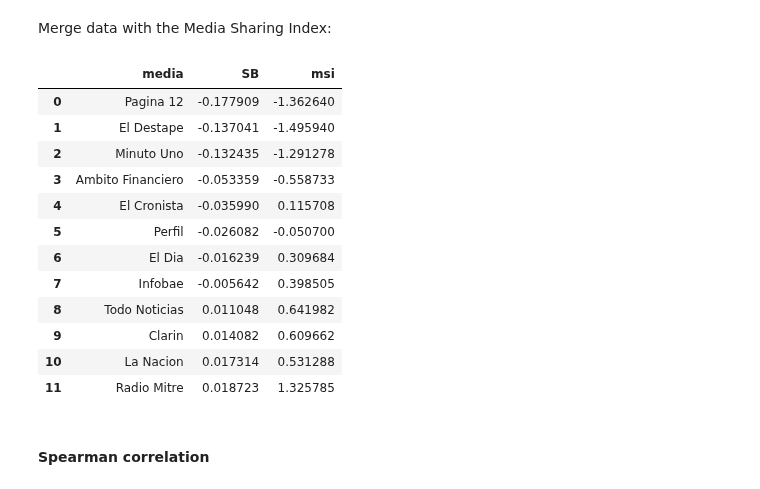
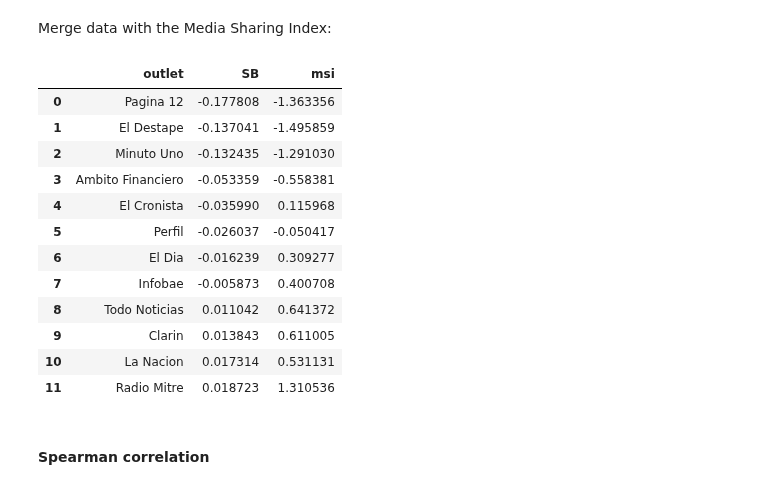
Before and after one commit to spinto88/MediaSharingIndex, a Jupyter notebook: MediaSharingIndex_and_SentimentBias.ipynb, the cells around one changed output. Drawn from its saved outputs; the diff is of its cells as text; code cells hidden in the pictures.

```diff
--- a/MediaSharingIndex_and_SentimentBias.ipynb
+++ b/MediaSharingIndex_and_SentimentBias.ipynb
@@ -10,7 +10,6 @@ import matplotlib
 np.random.seed(123459)
 # %%
 # Data with only columns of interest
-data = pd.read_csv('Data/dataEchoChambers_with_article_info.csv')
-data['fecha'] = pd.to_datetime(data['fecha'])
+data = pd.read_csv('Data/data.csv')
 data.head(n = 5)
 # %% [output]
@@ -44,12 +43,12 @@ score_media
 #### Calculation of the sentiment bias
 # %%
 # Drop duplicates articles due to user behaviour in social media
-data.drop_duplicates(subset=['url_expanded'], inplace=True)
+data.drop_duplicates(subset=['url'], inplace=True)
 # %%
 # Sentiment bias definition
 def SentimentBias(x):
-    ans = (x['pos_mp'] - x['neg_mp']) - (x['pos_ff'] - x['neg_ff'])
-    norm = x['N_ff'] + x['N_mp']
+    ans = (x['pos_CR'] - x['neg_CR']) - (x['pos_CL'] - x['neg_CL'])
+    norm = x['N_CR'] + x['N_CL']
     if norm != 0:
         ans /= norm
         return ans
@@ -60,27 +59,27 @@ data['SB'] = data.apply(lambda x: SentimentBias(x), axis = 1)
 # %% [markdown]
 #### Average sentiment bias
 # %%
-SB_media = data.groupby('medio')['SB'].mean().sort_values().reset_index()
+SB_media = data.groupby('outlet')['SB'].mean().sort_values().reset_index()
 # %% [markdown]
 Merge data with the Media Sharing Index:
 # %%
-SB_media = SB_media[SB_media.medio.isin(score_media['media'])].copy()
-SB_media = SB_media.merge(score_media, left_on='medio', right_on='media')[['media', 'SB', 'msi']]
+SB_media = SB_media[SB_media.outlet.isin(score_media['outlet'])].copy()
+SB_media = SB_media.merge(score_media, left_on='outlet', right_on='outlet')[['outlet', 'SB', 'msi']]
 SB_media
 # %% [output]
-|  | media | SB | msi |
-| 0 | Pagina 12 | -0.177909 | -1.362640 |
-| 1 | El Destape | -0.137041 | -1.495940 |
-| 2 | Minuto Uno | -0.132435 | -1.291278 |
-| 3 | Ambito Financiero | -0.053359 | -0.558733 |
-| 4 | El Cronista | -0.035990 | 0.115708 |
-| 5 | Perfil | -0.026082 | -0.050700 |
-| 6 | El Dia | -0.016239 | 0.309684 |
-| 7 | Infobae | -0.005642 | 0.398505 |
-| 8 | Todo Noticias | 0.011048 | 0.641982 |
-| 9 | Clarin | 0.014082 | 0.609662 |
-| 10 | La Nacion | 0.017314 | 0.531288 |
-| 11 | Radio Mitre | 0.018723 | 1.325785 |
+|  | outlet | SB | msi |
+| 0 | Pagina 12 | -0.177808 | -1.363356 |
+| 1 | El Destape | -0.137041 | -1.495859 |
+| 2 | Minuto Uno | -0.132435 | -1.291030 |
+| 3 | Ambito Financiero | -0.053359 | -0.558381 |
+| 4 | El Cronista | -0.035990 | 0.115968 |
+| 5 | Perfil | -0.026037 | -0.050417 |
+| 6 | El Dia | -0.016239 | 0.309277 |
+| 7 | Infobae | -0.005873 | 0.400708 |
+| 8 | Todo Noticias | 0.011042 | 0.641372 |
+| 9 | Clarin | 0.013843 | 0.611005 |
+| 10 | La Nacion | 0.017314 | 0.531131 |
+| 11 | Radio Mitre | 0.018723 | 1.310536 |
 # %% [markdown]
 #### Spearman correlation
 # %%
```
Also changed, not shown: parts of 3 cells of this notebook.
